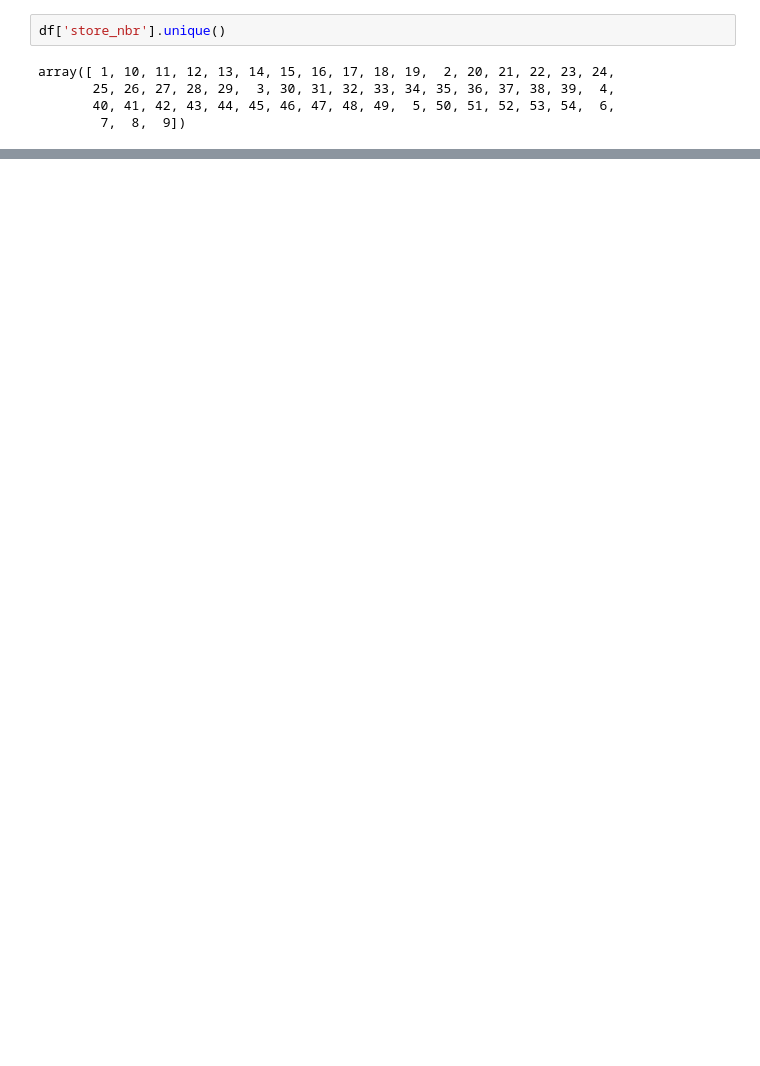
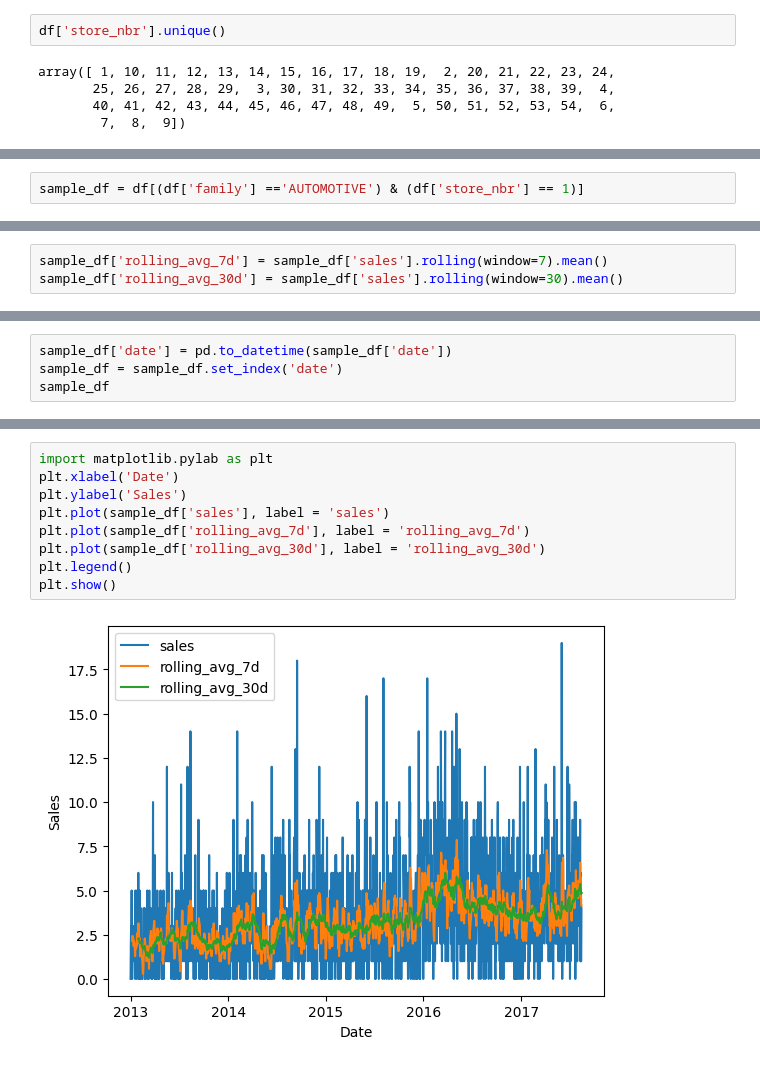
Before and after one commit to kamyczuram/Projects, a Jupyter notebook: Store_Sales_Arima_Sarima/Store_Sales_Arima_Sarima.ipynb, the cells around one changed output, grey strips where cells are left out. Saved outputs shown, nothing was run; the diff lists cells and outputs as text; blank space fills up the shorter version.

```diff
--- a/Store_Sales_Arima_Sarima/Store_Sales_Arima_Sarima.ipynb
+++ b/Store_Sales_Arima_Sarima/Store_Sales_Arima_Sarima.ipynb
@@ -113,0 +120,2 @@ for i in range(1,6):
+# %%
+sample_df = df[(df['family'] =='AUTOMOTIVE') & (df['store_nbr'] == 1)]
@@ -113,0 +138,3 @@ for i in range(1,6):
+# %%
+sample_df['rolling_avg_7d'] = sample_df['sales'].rolling(window=7).mean()
+sample_df['rolling_avg_30d'] = sample_df['sales'].rolling(window=30).mean()
@@ -113,0 +153,4 @@ for i in range(1,6):
+# %%
+sample_df['date'] = pd.to_datetime(sample_df['date'])
+sample_df = sample_df.set_index('date')
+sample_df
@@ -113,0 +176,11 @@ for i in range(1,6):
+# %%
+import matplotlib.pylab as plt
+plt.xlabel('Date')
+plt.ylabel('Sales')
+plt.plot(sample_df['sales'], label = 'sales')
+plt.plot(sample_df['rolling_avg_7d'], label = 'rolling_avg_7d')
+plt.plot(sample_df['rolling_avg_30d'], label = 'rolling_avg_30d')
+plt.legend()
+plt.show()
+# %% [output]
+[figure, added]
```
Also changed, not shown: parts of 16 cells of this notebook.
